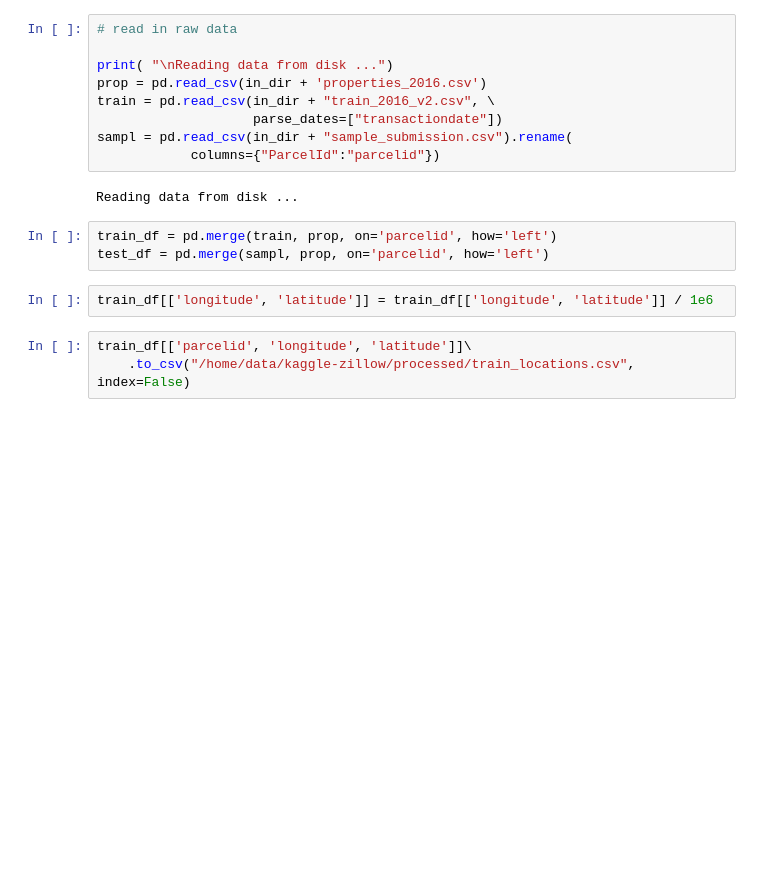
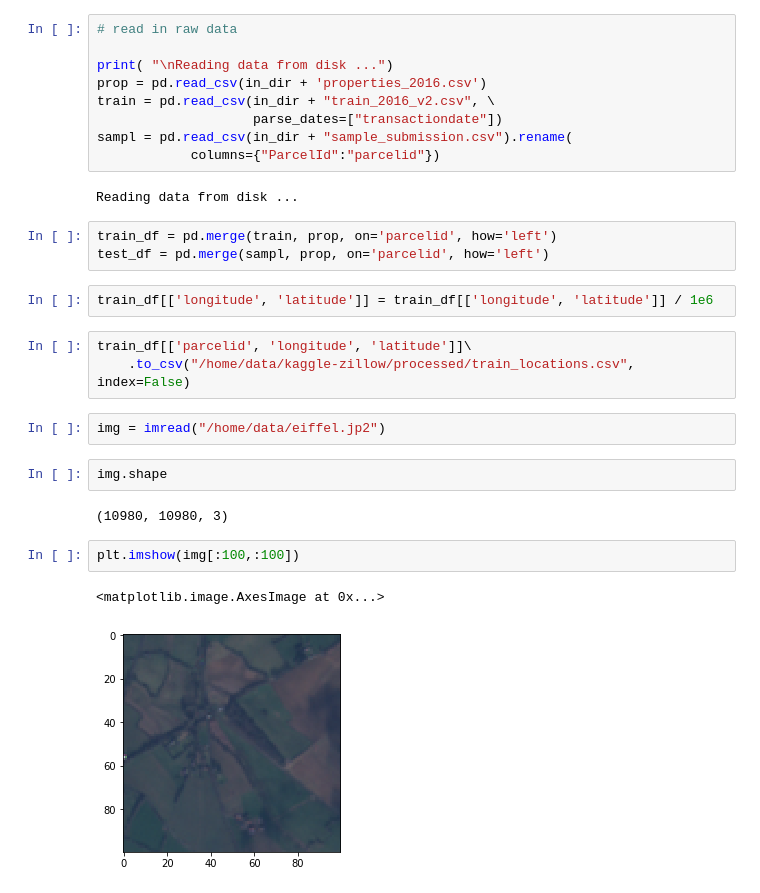
Before and after one commit to adrianalbert/kaggle-zillow, a Jupyter notebook: Download imagery on properties.ipynb, the cells around one changed output. Drawn from its saved outputs; the diff is of its cells as text; blank space fills up the shorter version.

```diff
--- a/Download imagery on properties.ipynb
+++ b/Download imagery on properties.ipynb
@@ -36,3 +40,14 @@ train_df[['longitude', 'latitude']] = train_df[['longitude', 'latitude']] / 1e6
 # %%
 train_df[['parcelid', 'longitude', 'latitude']]\
     .to_csv("/home/data/kaggle-zillow/processed/train_locations.csv", index=False)
+# %%
+img = imread("/home/data/eiffel.jp2")
+# %%
+img.shape
+# %% [output]
+(10980, 10980, 3)
+# %%
+plt.imshow(img[:100,:100])
+# %% [output]
+<matplotlib.image.AxesImage at 0x...>
+[figure, added]
```
Also changed, not shown: parts of 1 cell of this notebook, 3 other files.
